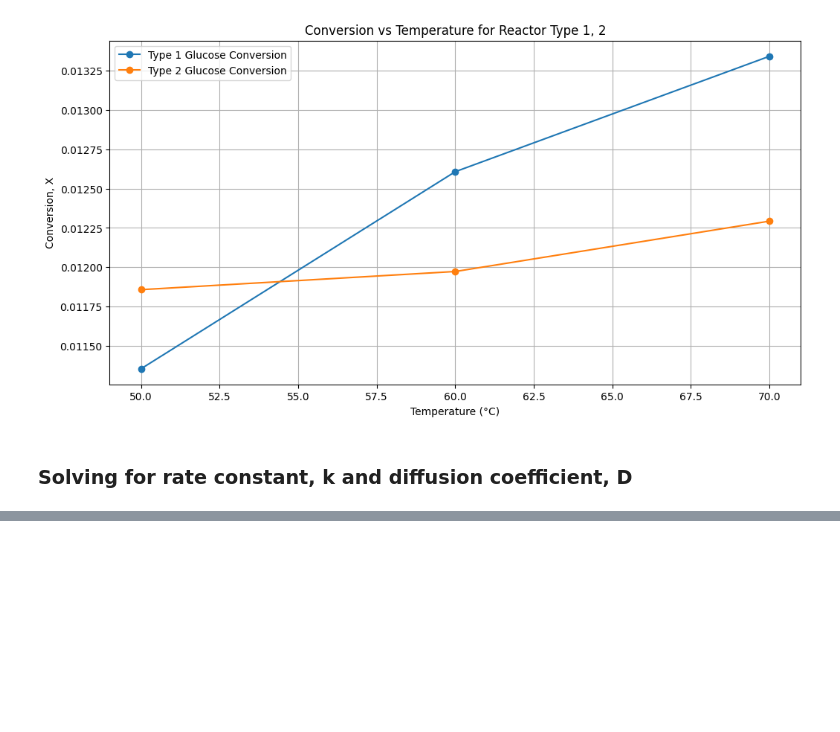
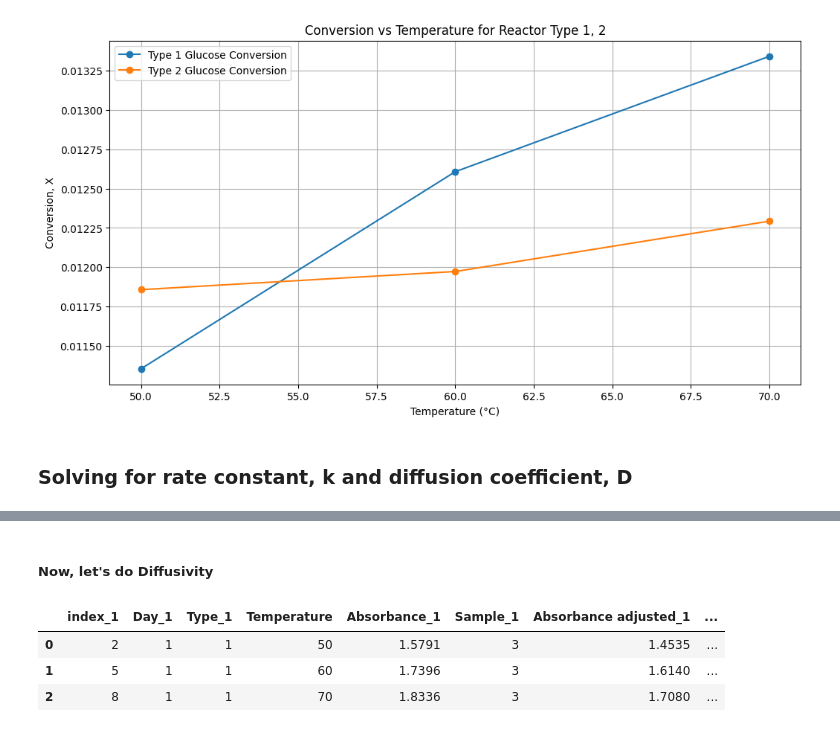
Before and after one commit to rahilisashaik/cbe154, a Jupyter notebook: sucrose-inversion-kinetics/data-analysis.ipynb, the cells around one changed output, grey strips where cells are left out. Cells and saved outputs as stored; diff of their text form; code cells hidden in the pictures; blank space fills up the shorter version.

```diff
--- a/sucrose-inversion-kinetics/data-analysis.ipynb
+++ b/sucrose-inversion-kinetics/data-analysis.ipynb
@@ -190,8 +192,11 @@ plt.show()
 # %%
-r1 =  (0.52 * .001) / 2 # Particle radius for smaller diameter resin (meters)
-r2 = (1.1 * .001) / 2 # Particle radius for larger diameter resin (meters)
-epsilon1 = 0.40  # Void fraction for smaller
-epsilon2 = 0.38  # Void fraction for larger
-tau = 10  # Arbitrary
-L = 0.25 * .001 # cm
-velocity = 1 # cm/s
+r1 =  (0.52 * .1) / 2 # Particle radius for smaller diameter resin (cm)
+r2 = (1.1 * .1) / 2 # Particle radius for larger diameter resin (cm)
+epsilon1 = 0.40  # Void fraction for smaller UPDATE WITH ERROR
+epsilon2 = 0.38  # Void fraction for larger UPDATE WITH ERROR
+L = 25.0 # cm
+area = np.pi * (1.25 ** 2)
+volume = L * area
+flow = 10 # ml/min = cm^3/min
+velocity = 10 / area # ml/min = cm^3/min /A = cm / min
+tau = volume / flow # min
@@ -255,0 +245,2 @@ Optimized diffusion coefficient type I (De): 1.00000e-09 m^2/s
+# %% [markdown]
+##### Now, let's do Diffusivity
@@ -255,0 +255,13 @@ Optimized diffusion coefficient type I (De): 1.00000e-09 m^2/s
+# %%
+df_1 = df_recent.query("Type == 1")
+df_2 = df_recent.query("Type == 2")
+
+df_merged = pd.merge(df_1, df_2, on=["Temperature"], suffixes=('_1', '_2'))
+df_merged["ln_ratio"] = np.log(1 - df_merged["Conversion_1"]) / np.log(1 - df_merged["Conversion_2"])
+# %%
+df_merged
+# %% [output]
+|  | index_1 | Day_1 | Type_1 | Temperature | Absorbance_1 | Sample_1 | Absorbance adjusted_1 | ... |
+| 0 | 2 | 1 | 1 | 50 | 1.5791 | 3 | 1.4535 | ... |
+| 1 | 5 | 1 | 1 | 60 | 1.7396 | 3 | 1.6140 | ... |
+| 2 | 8 | 1 | 1 | 70 | 1.8336 | 3 | 1.7080 | ... |
```
Also changed, not shown: parts of 11 cells of this notebook.
